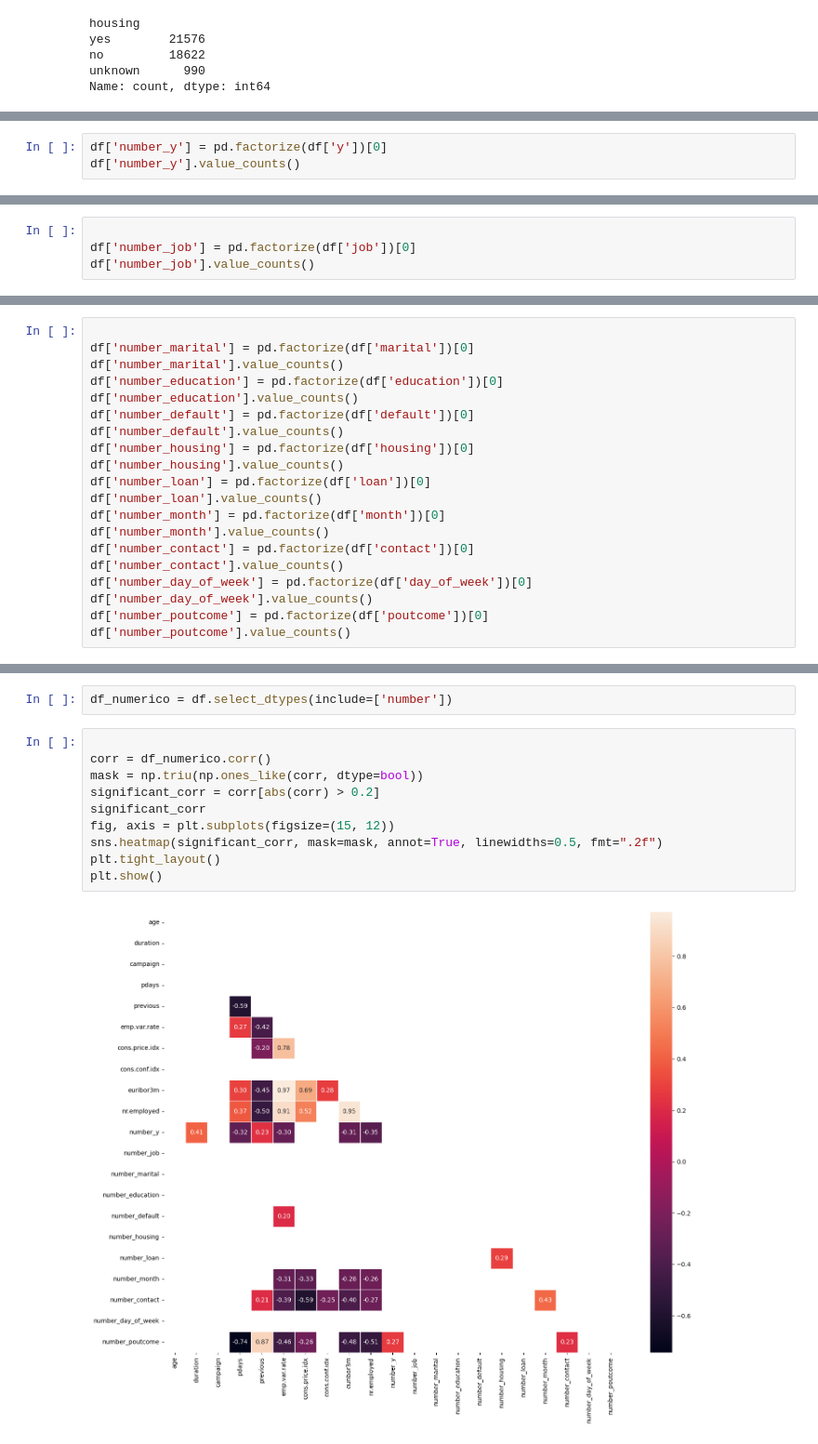
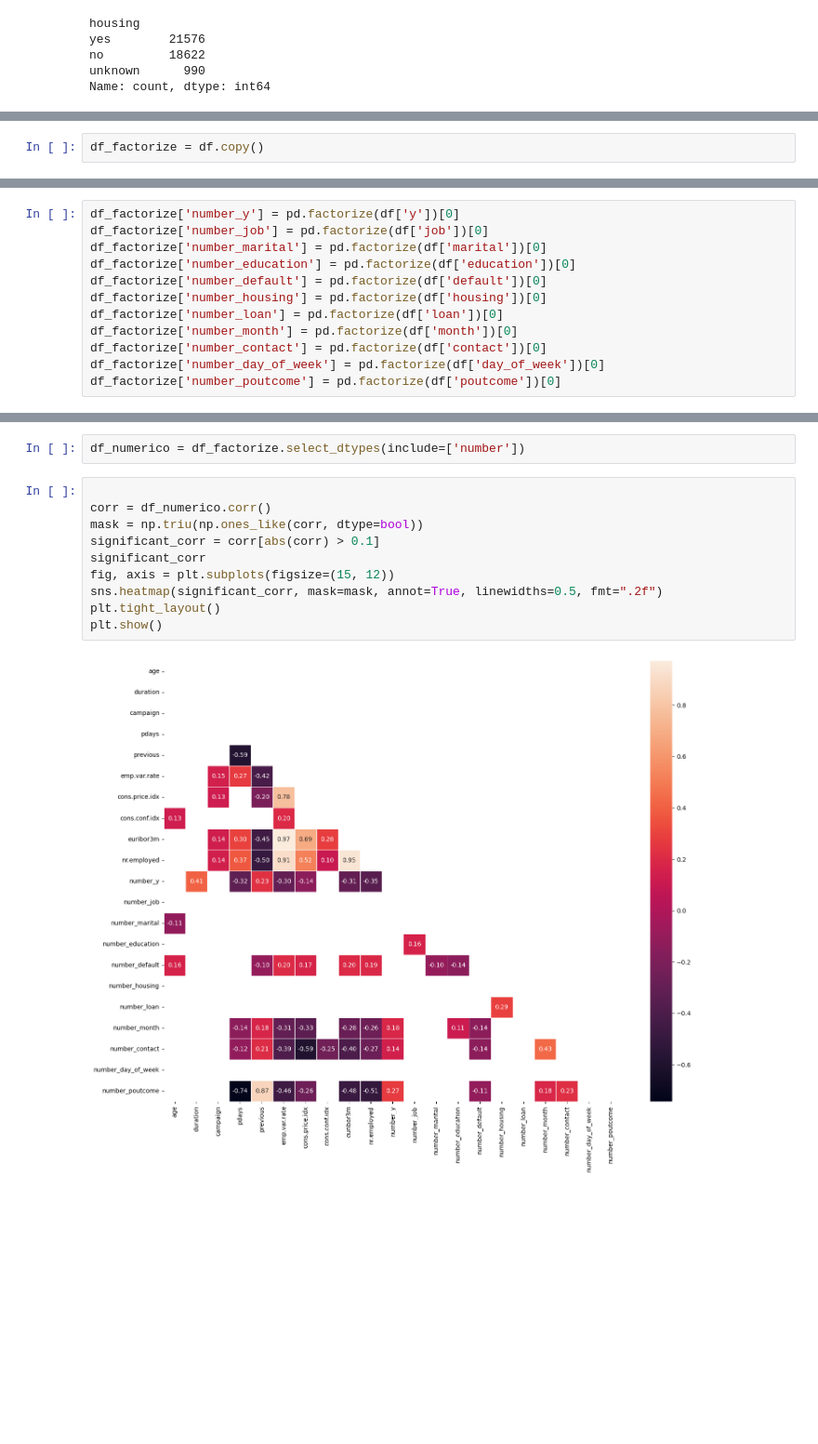
Before and after one commit to Antonio27M/ML-web-app-using-Streamlit, a Jupyter notebook: src/01-logistic-regression.ipynb, the cells around one changed output, grey strips where cells are left out. Shown at 93% size. Drawn from its saved outputs; the diff is of its cells as text; blank space fills up the shorter version.

```diff
--- a/src/01-logistic-regression.ipynb
+++ b/src/01-logistic-regression.ipynb
@@ -181,3 +142,2 @@ SyntaxError: invalid syntax (1523728163.py, line 1)
 # %%
-df['number_y'] = pd.factorize(df['y'])[0]
-df['number_y'].value_counts()
+df_factorize = df.copy()
@@ -189,4 +143,0 @@ Name: count, dtype: int64
-# %%
-
-df['number_job'] = pd.factorize(df['job'])[0]
-df['number_job'].value_counts()
@@ -208,20 +144,12 @@ Name: count, dtype: int64
 # %%
-
-df['number_marital'] = pd.factorize(df['marital'])[0]
-df['number_marital'].value_counts()
-df['number_education'] = pd.factorize(df['education'])[0]
-df['number_education'].value_counts()
-df['number_default'] = pd.factorize(df['default'])[0]
-df['number_default'].value_counts()
-df['number_housing'] = pd.factorize(df['housing'])[0]
-df['number_housing'].value_counts()
-df['number_loan'] = pd.factorize(df['loan'])[0]
-df['number_loan'].value_counts()
-df['number_month'] = pd.factorize(df['month'])[0]
-df['number_month'].value_counts()
-df['number_contact'] = pd.factorize(df['contact'])[0]
-df['number_contact'].value_counts()
-df['number_day_of_week'] = pd.factorize(df['day_of_week'])[0]
-df['number_day_of_week'].value_counts()
-df['number_poutcome'] = pd.factorize(df['poutcome'])[0]
-df['number_poutcome'].value_counts()
+df_factorize['number_y'] = pd.factorize(df['y'])[0]
+df_factorize['number_job'] = pd.factorize(df['job'])[0]
+df_factorize['number_marital'] = pd.factorize(df['marital'])[0]
+df_factorize['number_education'] = pd.factorize(df['education'])[0]
+df_factorize['number_default'] = pd.factorize(df['default'])[0]
+df_factorize['number_housing'] = pd.factorize(df['housing'])[0]
+df_factorize['number_loan'] = pd.factorize(df['loan'])[0]
+df_factorize['number_month'] = pd.factorize(df['month'])[0]
+df_factorize['number_contact'] = pd.factorize(df['contact'])[0]
+df_factorize['number_day_of_week'] = pd.factorize(df['day_of_week'])[0]
+df_factorize['number_poutcome'] = pd.factorize(df['poutcome'])[0]
@@ -261,15 +156,15 @@ plt.show()
 # %%
-df_numerico = df.select_dtypes(include=['number'])
+df_numerico = df_factorize.select_dtypes(include=['number'])
 # %%
 
 corr = df_numerico.corr()
 mask = np.triu(np.ones_like(corr, dtype=bool))
-significant_corr = corr[abs(corr) > 0.2]
+significant_corr = corr[abs(corr) > 0.1]
 significant_corr
 fig, axis = plt.subplots(figsize=(15, 12))
 sns.heatmap(significant_corr, mask=mask, annot=True, linewidths=0.5, fmt=".2f")
 plt.tight_layout()
 plt.show()
 # %% [output]
-[figure, old version]
+[figure, new version]
 # %% [markdown]
```
Also changed, not shown: parts of 34 cells of this notebook, 2 other files.
